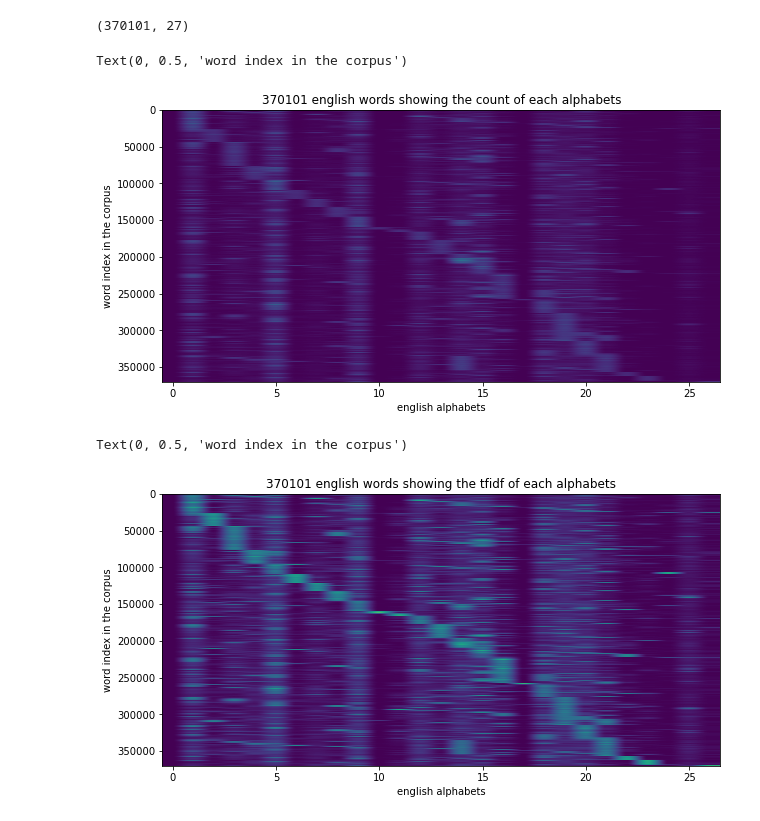
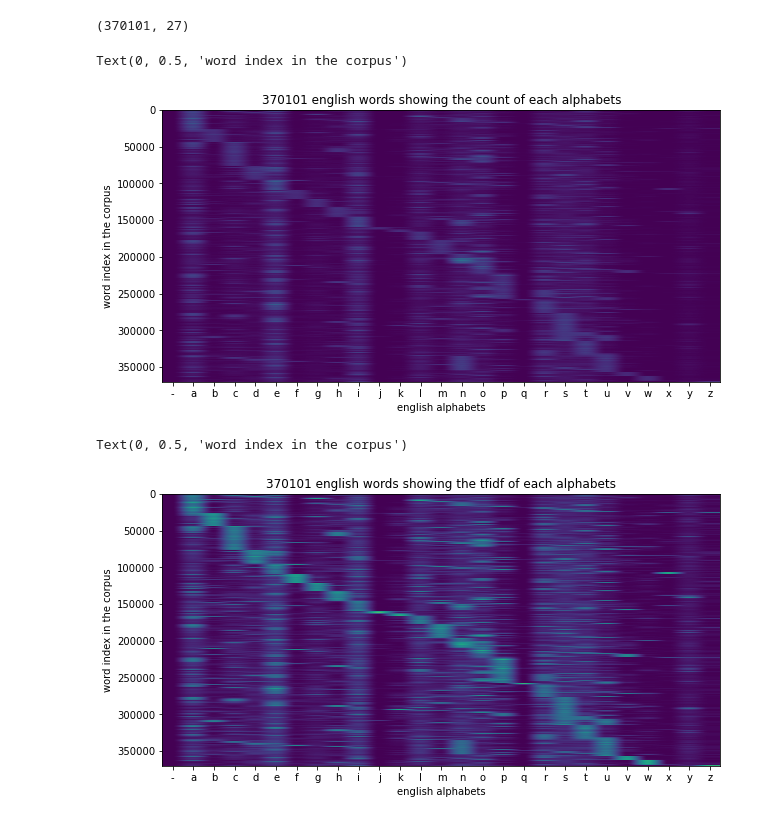
Before and after one commit to kpsamuel/Machine-Learning-Research, a Jupyter notebook: NLP/TextGenerator/language-dictionary.ipynb, the cells around one changed output. Drawn from its saved outputs; the diff is of its cells as text; code cells hidden in the pictures.

Commit message:
added alphabets on xlable to see the alphabet patterns

```diff
--- a/NLP/TextGenerator/language-dictionary.ipynb
+++ b/NLP/TextGenerator/language-dictionary.ipynb
@@ -38,25 +42,29 @@ english_words_tfidf_vector.shape
 (370101, 27)
 # %%
 ## plotting graph of count-vector on english language
+alphabets_ = count_vectorizer.get_feature_names()
 
 fig = plt.figure(figsize=(10,5))
 plt.imshow(english_words_count_vector.toarray(), aspect="auto")
+plt.xticks(ticks=list(range(len(alphabets_))), labels=alphabets_)
 
 plt.title(f"{english_words_count_vector.shape[0]} english words showing the count of each alphabets")
 plt.xlabel("english alphabets")
 plt.ylabel("word index in the corpus")
 # %% [output]
 Text(0, 0.5, 'word index in the corpus')
-[figure, old version]
+[figure, new version]
 # %%
 ## plotting graph of tfidf-vector on english language
+alphabets_ = count_vectorizer.get_feature_names()
 
 fig = plt.figure(figsize=(10,5))
 plt.imshow(english_words_tfidf_vector.toarray(), aspect="auto")
+plt.xticks(ticks=list(range(len(alphabets_))), labels=alphabets_)
 
 plt.title(f"{english_words_tfidf_vector.shape[0]} english words showing the tfidf of each alphabets")
 plt.xlabel("english alphabets")
 plt.ylabel("word index in the corpus")
 # %% [output]
 Text(0, 0.5, 'word index in the corpus')
-[figure, old version]
+[figure, new version]
```
Also changed, not shown: parts of 2 cells of this notebook, 2 other files.
